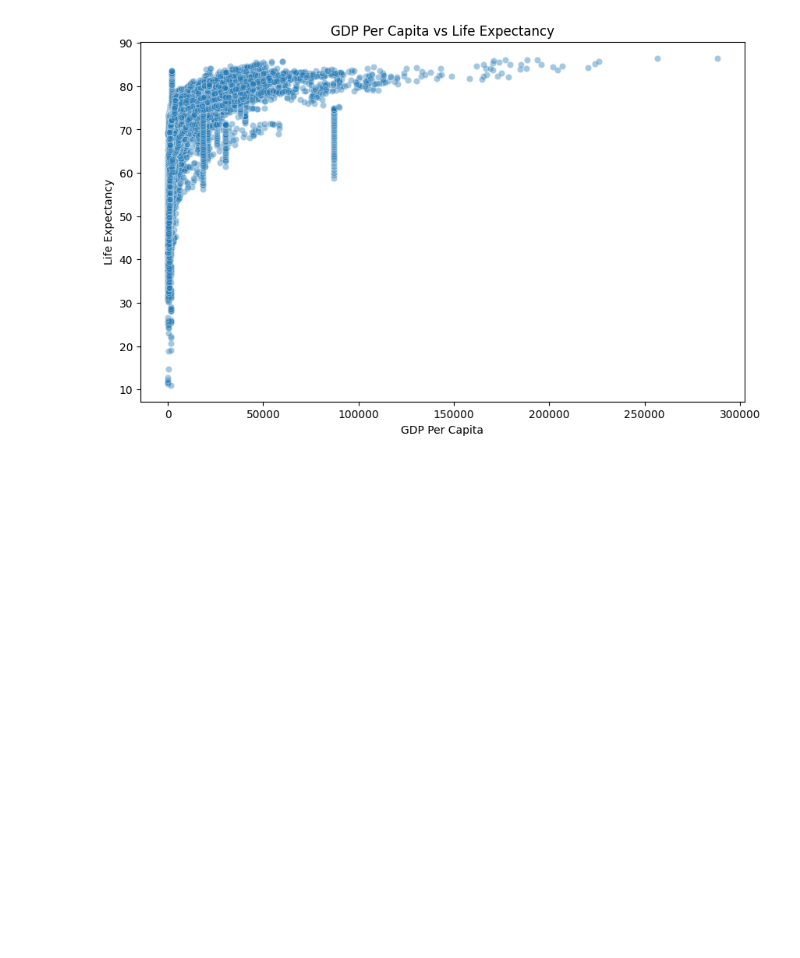
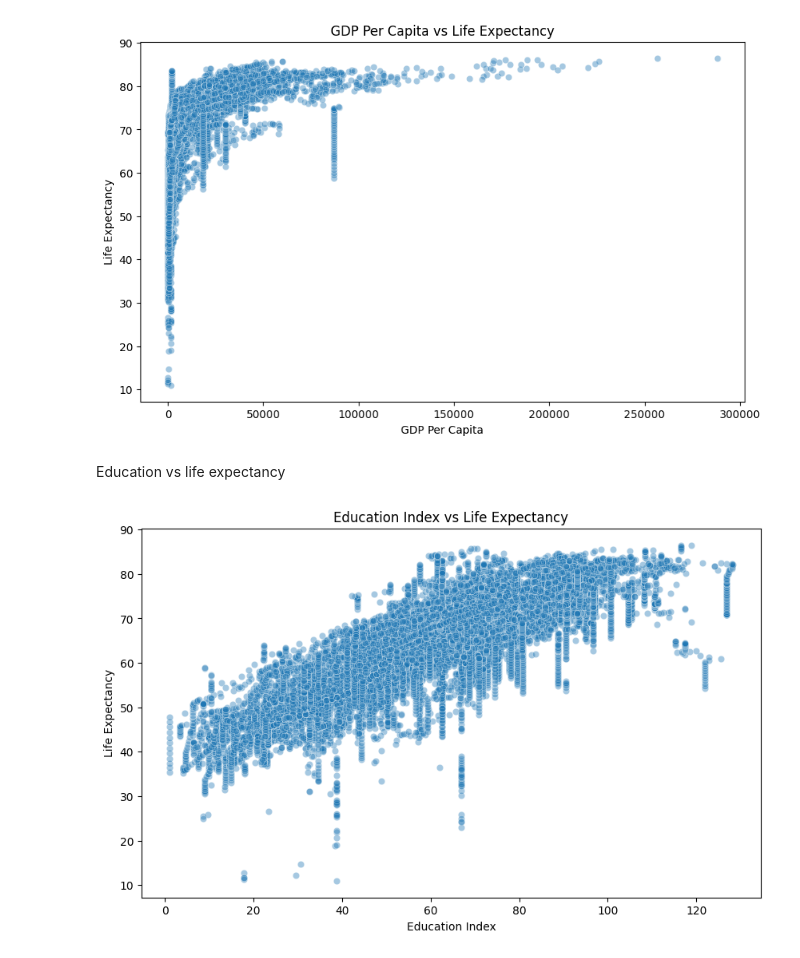
Before and after one commit to Savindi2002/Life_Expectancy_Project, a Jupyter notebook: notebooks/05_eda.ipynb, the cells around one changed output. Cells and saved outputs as stored; diff of their text form; code cells hidden in the pictures; blank space fills up the shorter version.

Commit message:
Education vs life expectancy

```diff
--- a/notebooks/05_eda.ipynb
+++ b/notebooks/05_eda.ipynb
@@ -279,3 +279,25 @@ plt.ylabel("Life Expectancy")
 plt.show()
 # %% [output]
 [figure]
+# %% [markdown]
+Education vs life expectancy
+# %%
+plt.figure(figsize=(10, 6))
+
+sns.scatterplot(
+    data=df,
+    x="Education_Index",
+    y="Life_Expectancy",
+    alpha=0.4
+)
+
+plt.title(
+    "Education Index vs Life Expectancy"
+)
+
+plt.xlabel("Education Index")
+plt.ylabel("Life Expectancy")
+
+plt.show()
+# %% [output]
+[figure, added]
```
